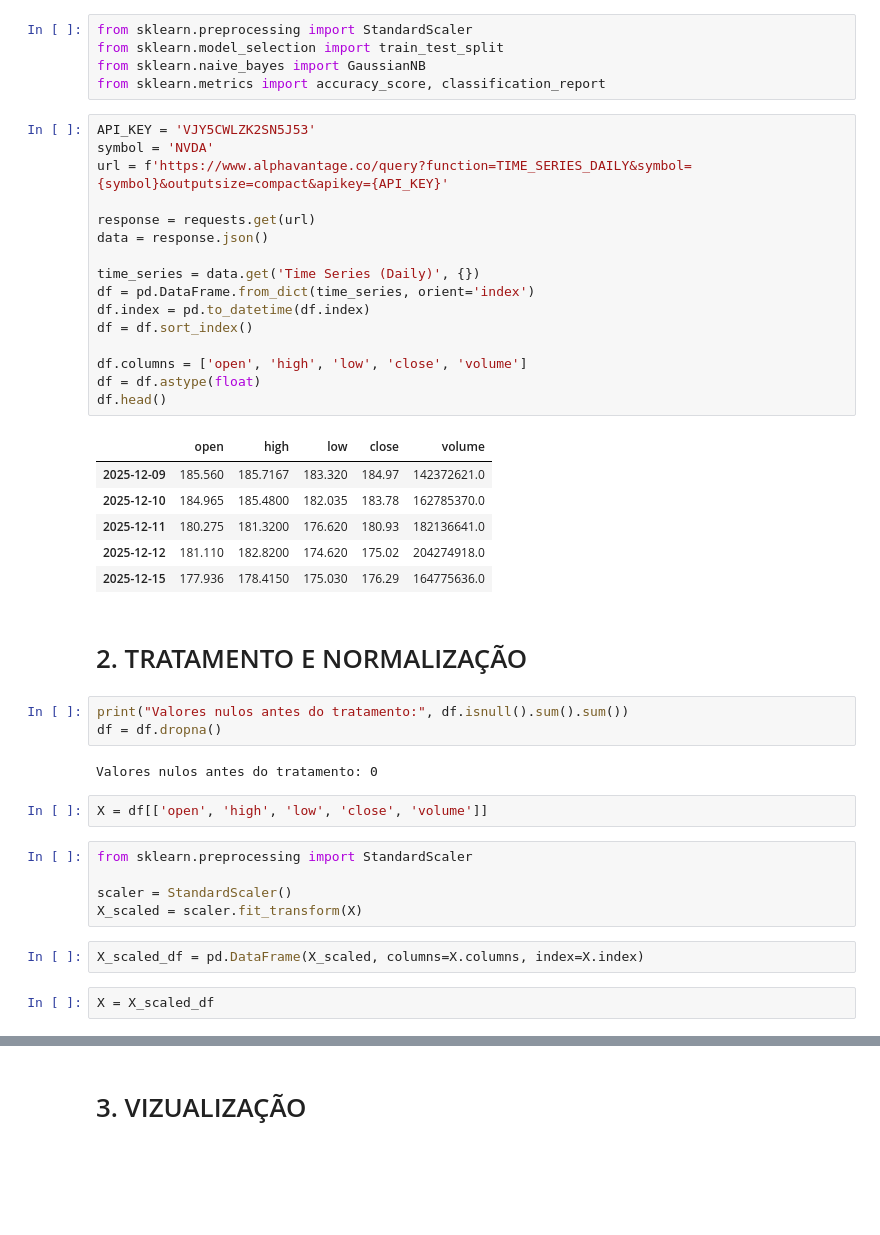
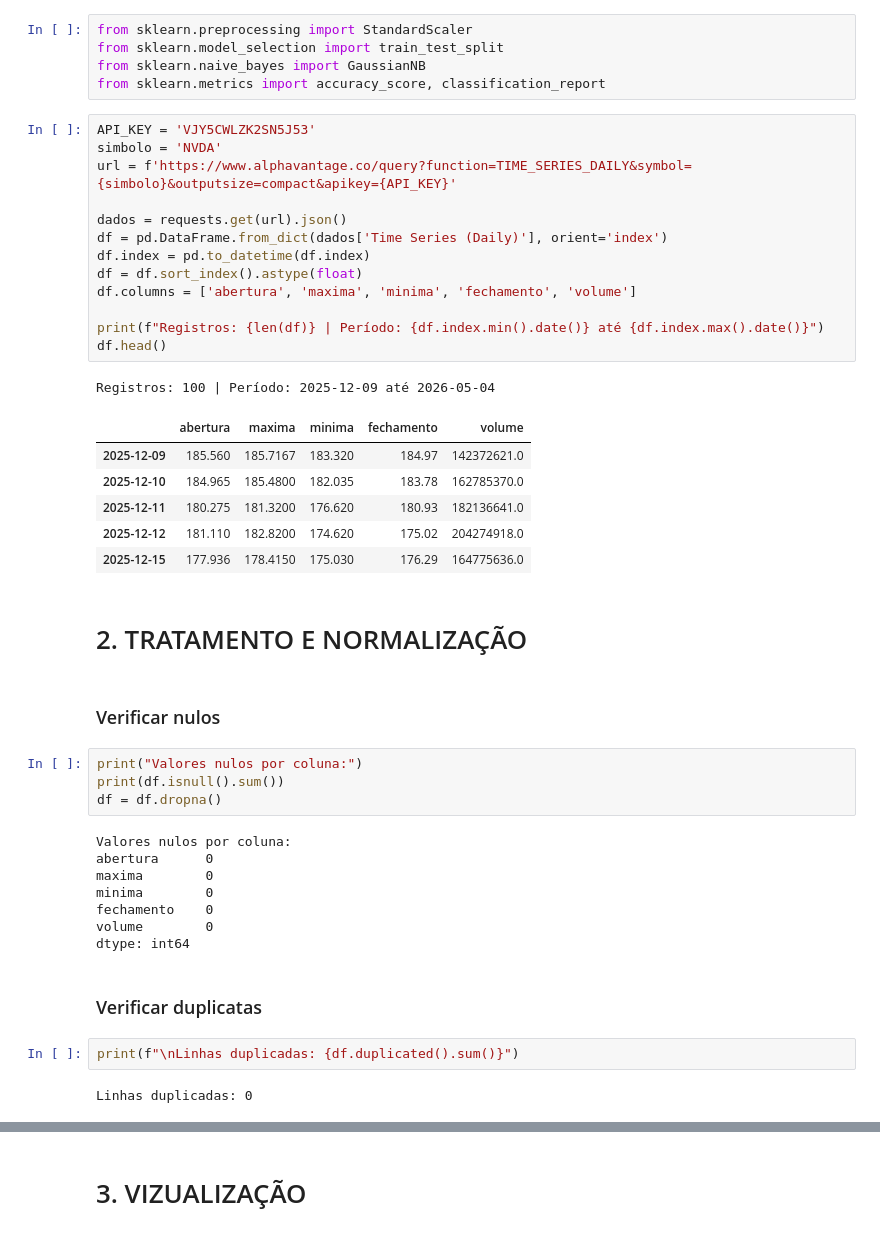
Before and after one commit to clarachence/prova_11_clara_chence, a Jupyter notebook: prova_11_clara_chence.ipynb, the cells around one changed output, grey strips where cells are left out. Cells and saved outputs as stored; diff of their text form; blank space fills up the shorter version.

```diff
--- a/prova_11_clara_chence.ipynb
+++ b/prova_11_clara_chence.ipynb
@@ -15,22 +15,20 @@ from sklearn.naive_bayes import GaussianNB
 from sklearn.metrics import accuracy_score, classification_report
 # %%
 API_KEY = 'VJY5CWLZK2SN5J53'
-symbol = 'NVDA'
-url = f'https://www.alphavantage.co/query?function=TIME_SERIES_DAILY&symbol={symbol}&outputsize=compact&apikey={API_KEY}'
+simbolo = 'NVDA'
+url = f'https://www.alphavantage.co/query?function=TIME_SERIES_DAILY&symbol={simbolo}&outputsize=compact&apikey={API_KEY}'
 
-response = requests.get(url)
-data = response.json()
+dados = requests.get(url).json()
+df = pd.DataFrame.from_dict(dados['Time Series (Daily)'], orient='index')
+df.index = pd.to_datetime(df.index)
+df = df.sort_index().astype(float)
+df.columns = ['abertura', 'maxima', 'minima', 'fechamento', 'volume']
 
-time_series = data.get('Time Series (Daily)', {})
-df = pd.DataFrame.from_dict(time_series, orient='index')
-df.index = pd.to_datetime(df.index)
-df = df.sort_index()
-
-df.columns = ['open', 'high', 'low', 'close', 'volume']
-df = df.astype(float)
+print(f"Registros: {len(df)} | Período: {df.index.min().date()} até {df.index.max().date()}")
 df.head()
 # %% [output]
+Registros: 100 | Período: 2025-12-09 até 2026-05-04
-|  | open | high | low | close | volume |
+|  | abertura | maxima | minima | fechamento | volume |
 | 2025-12-09 | 185.560 | 185.7167 | 183.320 | 184.97 | 142372621.0 |
 | 2025-12-10 | 184.965 | 185.4800 | 182.035 | 183.78 | 162785370.0 |
 | 2025-12-11 | 180.275 | 181.3200 | 176.620 | 180.93 | 182136641.0 |
@@ -38,19 +36,23 @@ df.head()
 | 2025-12-15 | 177.936 | 178.4150 | 175.030 | 176.29 | 164775636.0 |
 # %% [markdown]
 # 2. TRATAMENTO E NORMALIZAÇÃO
+# %% [markdown]
+### Verificar nulos
 # %%
-print("Valores nulos antes do tratamento:", df.isnull().sum().sum())
+print("Valores nulos por coluna:")
+print(df.isnull().sum())
 df = df.dropna()
 # %% [output]
-Valores nulos antes do tratamento: 0
+Valores nulos por coluna:
+abertura      0
+maxima        0
+minima        0
+fechamento    0
+volume        0
+dtype: int64
-# %%
-X = df[['open', 'high', 'low', 'close', 'volume']]
-# %%
-from sklearn.preprocessing import StandardScaler
-
-scaler = StandardScaler()
-X_scaled = scaler.fit_transform(X)
-# %%
-X_scaled_df = pd.DataFrame(X_scaled, columns=X.columns, index=X.index)
-# %%
-X = X_scaled_df
+# %% [markdown]
+### Verificar duplicatas
+# %%
+print(f"\nLinhas duplicadas: {df.duplicated().sum()}")
+# %% [output]
+Linhas duplicadas: 0
```
Also changed, not shown: parts of 4 cells of this notebook.
